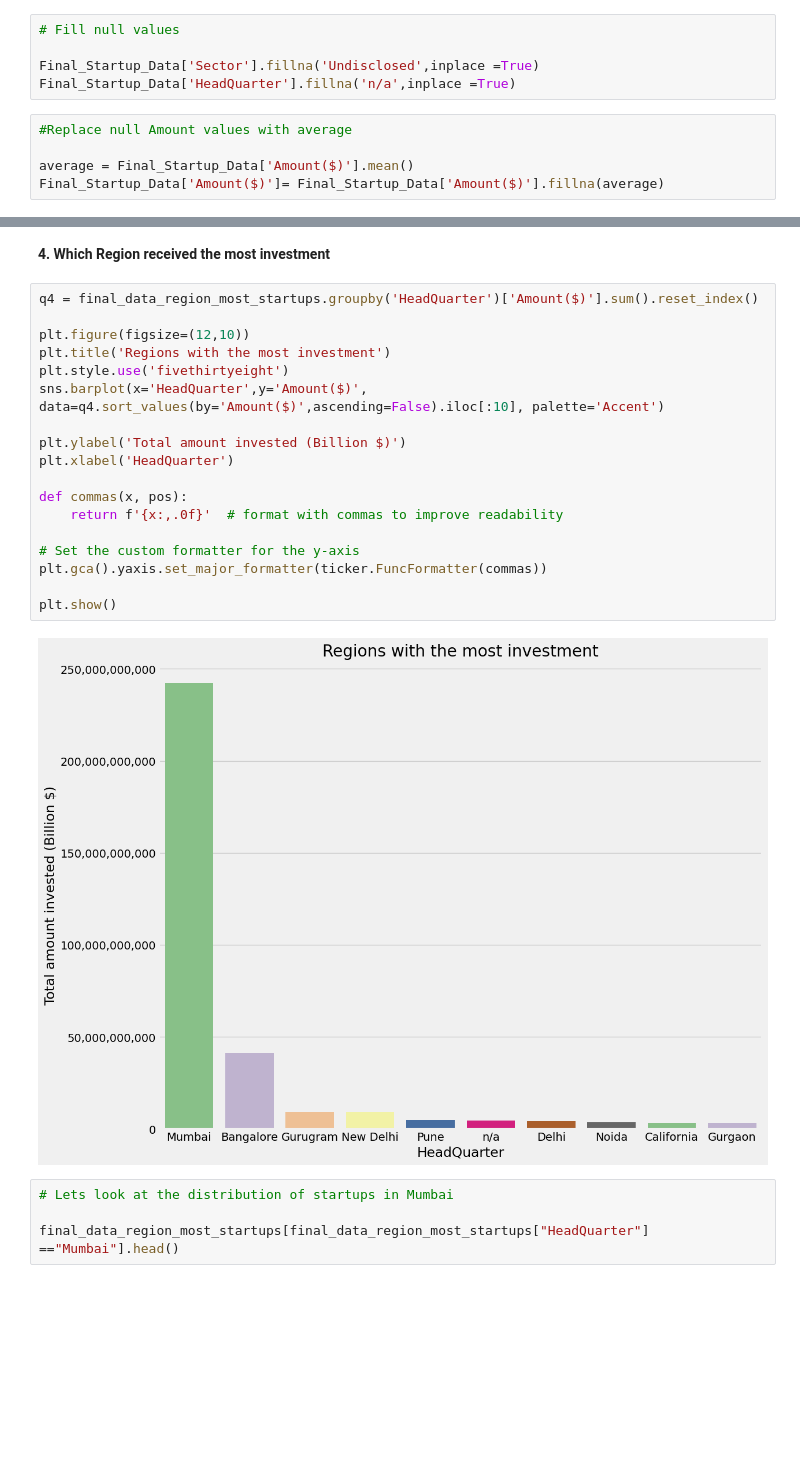
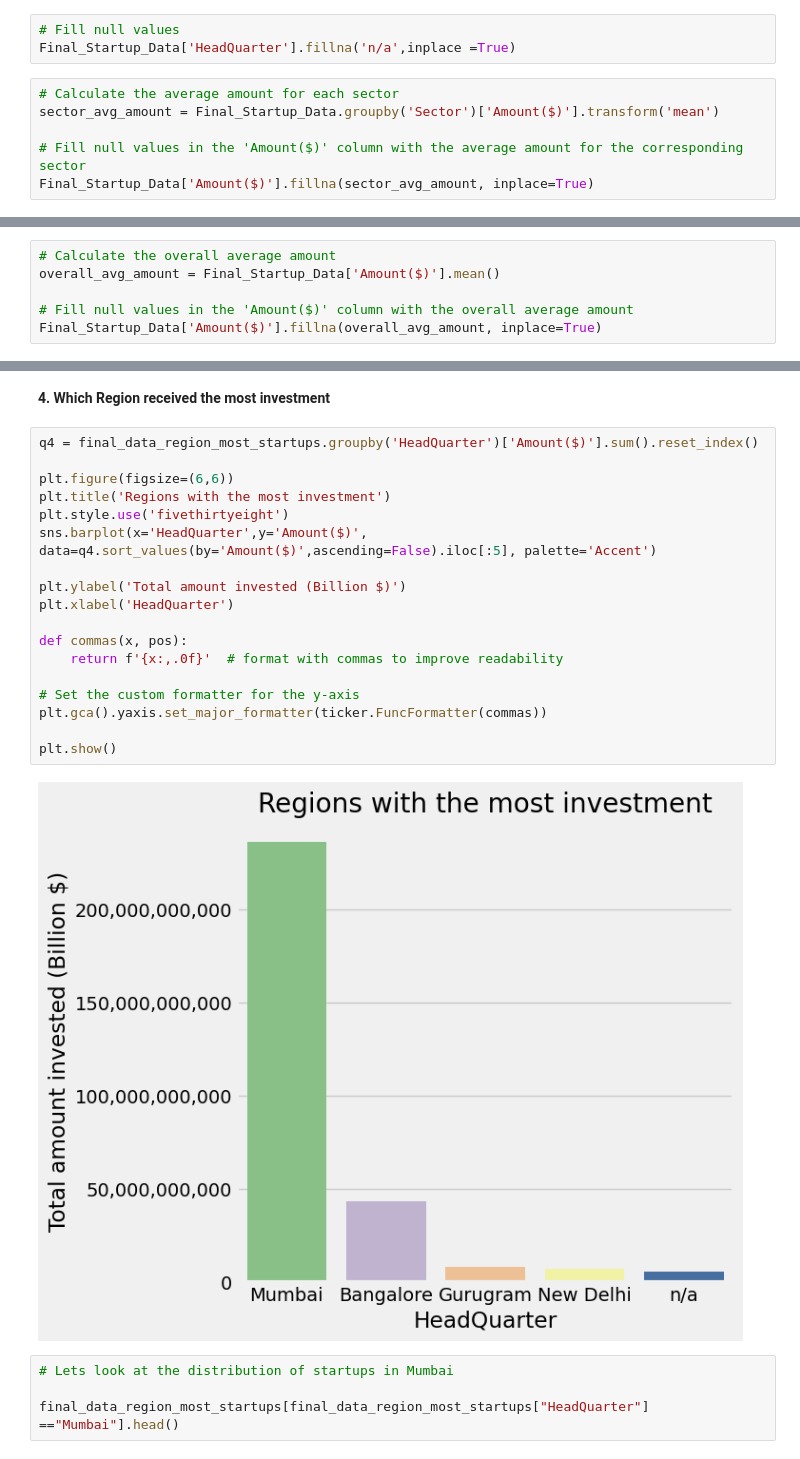
Before and after one commit to Azie88/Beginner-Data-Analysis, a Jupyter notebook: Project_notebook.ipynb, the cells around one changed output, grey strips where cells are left out. Saved outputs shown, nothing was run; the diff lists cells and outputs as text; blank space fills up the shorter version.

Commit message:
Updated Data Cleaning

```diff
--- a/Project_notebook.ipynb
+++ b/Project_notebook.ipynb
@@ -1764,13 +2051,12 @@ Final_Startup_Data.dropna(subset=['Sector', 'Amount($)'], how='all', inplace=Tru
 # %%
 # Fill null values
-
-Final_Startup_Data['Sector'].fillna('Undisclosed',inplace =True)
 Final_Startup_Data['HeadQuarter'].fillna('n/a',inplace =True)
-# %%
-#Replace null Amount values with average
-
-average = Final_Startup_Data['Amount($)'].mean()
-Final_Startup_Data['Amount($)']= Final_Startup_Data['Amount($)'].fillna(average)
+# %%
+# Calculate the average amount for each sector
+sector_avg_amount = Final_Startup_Data.groupby('Sector')['Amount($)'].transform('mean')
+
+# Fill null values in the 'Amount($)' column with the average amount for the corresponding sector
+Final_Startup_Data['Amount($)'].fillna(sector_avg_amount, inplace=True)
 # %%
 # Check null values
 
@@ -1786,0 +2093,6 @@ dtype: int64
+# %%
+# Calculate the overall average amount
+overall_avg_amount = Final_Startup_Data['Amount($)'].mean()
+
+# Fill null values in the 'Amount($)' column with the overall average amount
+Final_Startup_Data['Amount($)'].fillna(overall_avg_amount, inplace=True)
@@ -1985,23 +2290,23 @@ plt.show()
 # %%
 q4 = final_data_region_most_startups.groupby('HeadQuarter')['Amount($)'].sum().reset_index()
 
-plt.figure(figsize=(12,10))
+plt.figure(figsize=(6,6))
 plt.title('Regions with the most investment')
 plt.style.use('fivethirtyeight')
-sns.barplot(x='HeadQuarter',y='Amount($)', data=q4.sort_values(by='Amount($)',ascending=False).iloc[:10], palette='Accent')
+sns.barplot(x='HeadQuarter',y='Amount($)', data=q4.sort_values(by='Amount($)',ascending=False).iloc[:5], palette='Accent')
 
 plt.ylabel('Total amount invested (Billion $)')
 plt.xlabel('HeadQuarter')
 
 def commas(x, pos):
     return f'{x:,.0f}'  # format with commas to improve readability
 
 # Set the custom formatter for the y-axis
 plt.gca().yaxis.set_major_formatter(ticker.FuncFormatter(commas))
 
 plt.show()
 # %% [output]
-[figure, old version]
+[figure, new version]
 # %%
 # Lets look at the distribution of startups in Mumbai
 
```
Also changed, not shown: parts of 85 cells of this notebook.
